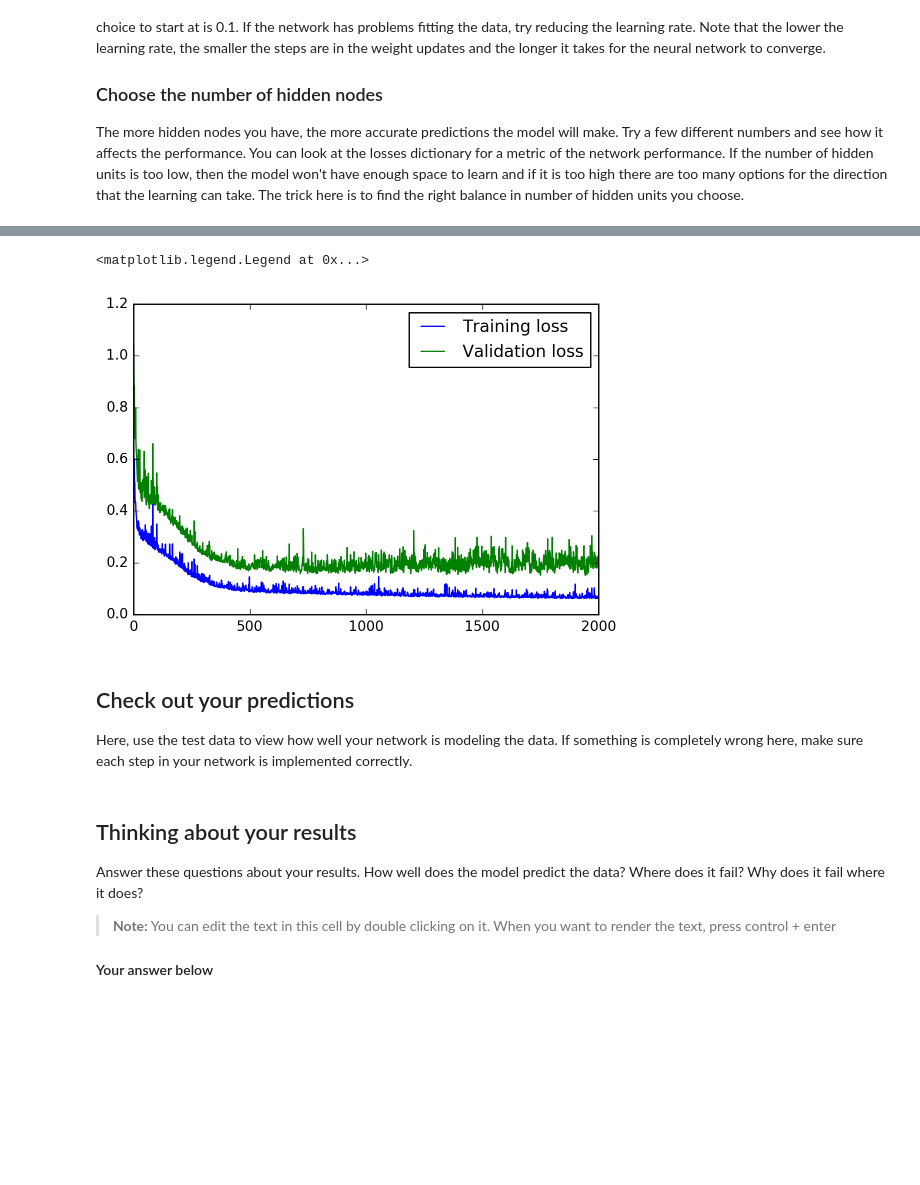
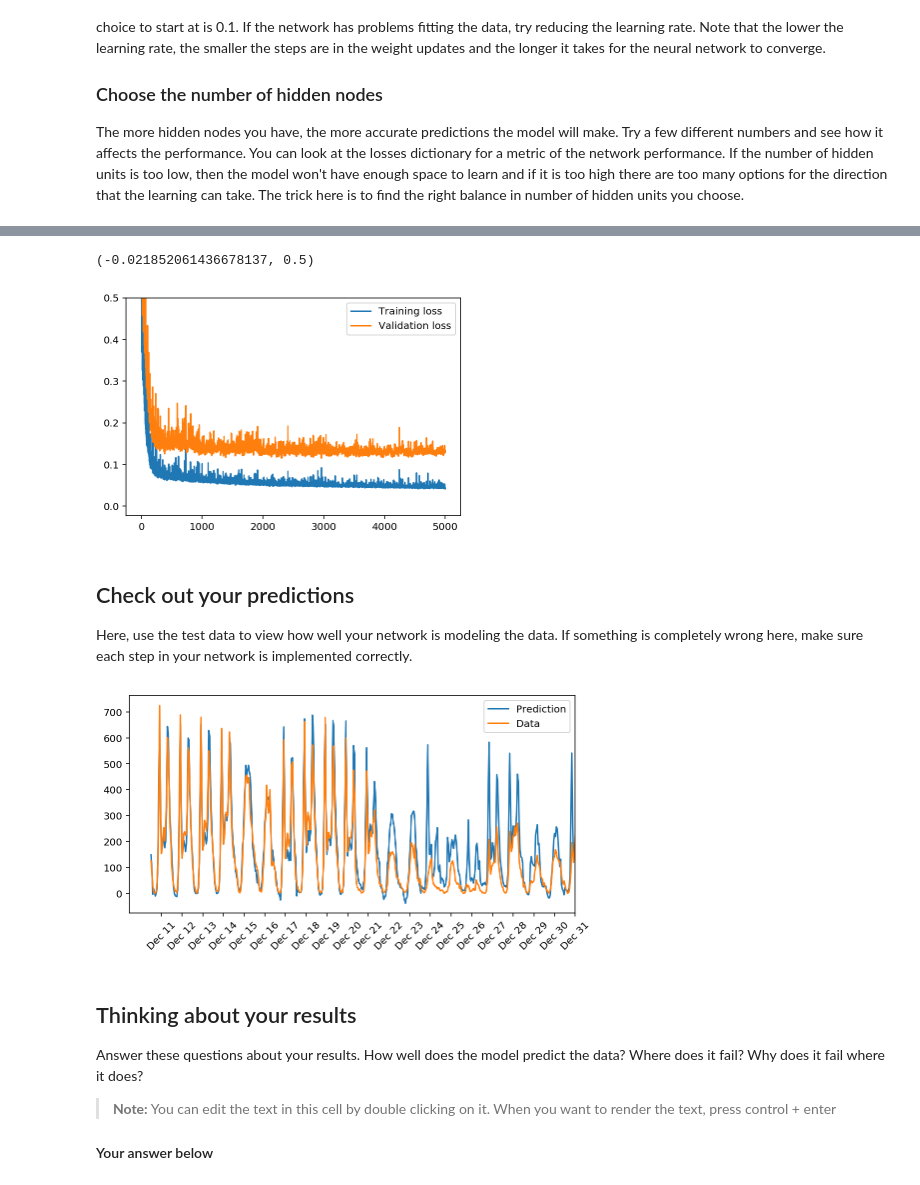
Before and after one commit to sarathid/Scripts, a Jupyter notebook: Deep_learning_ND/Week 1/dlnd-your-first-network/DLND-your-first-network/dlnd-your-first-neural-network.ipynb, the cells around one changed output, grey strips where cells are left out. Drawn from its saved outputs; the diff is of its cells as text; code cells hidden in the pictures; blank space fills up the shorter version.

```diff
--- a/Deep_learning_ND/Week 1/dlnd-your-first-network/DLND-your-first-network/dlnd-your-first-neural-network.ipynb
+++ b/Deep_learning_ND/Week 1/dlnd-your-first-network/DLND-your-first-network/dlnd-your-first-neural-network.ipynb
@@ -125,6 +125,7 @@ class NeuralNetwork(object):
         #### Set this to your implemented sigmoid function ####
         # Activation function is the sigmoid function
         self.activation_function = lambda x: 1.0/(1+ np.exp(-x))
+        self.activation_function2 = lambda x: x
 
     def sigmoid(self, x):
         return 1 / (1 + np.exp(-x))
@@ -132,6 +133,9 @@ class NeuralNetwork(object):
     def train(self, inputs_list, targets_list):
         # Convert inputs list to 2d array
         inputs = np.array(inputs_list, ndmin=2).T
+#         print('Inputs')
+#         print(inputs)
+#         L = inputs_list.size
         targets = np.array(targets_list, ndmin=2).T
 
         #### Implement the forward pass here ####
@@ -148,7 +152,8 @@ class NeuralNetwork(object):
         ### Backward pass ###
 
         # TODO: Output error
-        output_errors = targets - final_outputs
+        # Derivative of out layer function is 1.
+        output_errors = (targets - final_outputs) * 1
         # Output layer error is the difference between desired target and actual output.
 
         # TODO: Backpropagated error
@@ -200,9 +205,9 @@ The more hidden nodes you have, the more accurate predictions the model will mak
 import sys
 
 ### Set the hyperparameters here ###
-epochs = 2000
-learning_rate = 0.03
-hidden_nodes = 10
+epochs = 5000 #100
+learning_rate = 0.1 #0.1
+hidden_nodes = 50 #2
 output_nodes = 1
 
 N_i = train_features.shape[1]
@@ -230,11 +235,11 @@ Progress: 99.9% ... Training loss: 0.064 ... Validation loss: 0.216
 # %%
 plt.plot(losses['train'], label='Training loss')
 plt.plot(losses['validation'], label='Validation loss')
 plt.legend()
-# plt.ylim(ymax=0.5)
+plt.ylim(ymax=0.5)
 # %% [output]
-<matplotlib.legend.Legend at 0x...>
+(-0.021852061436678137, 0.5)
-[figure, old version]
+[figure, new version]
 # %% [markdown]
 ## Check out your predictions
 
@@ -253,6 +258,8 @@ dates = pd.to_datetime(rides.ix[test_data.index]['dteday'])
 dates = dates.apply(lambda d: d.strftime('%b %d'))
 ax.set_xticks(np.arange(len(dates))[12::24])
 _ = ax.set_xticklabels(dates[12::24], rotation=45)
+# %% [output]
+[figure, added]
 # %% [markdown]
 ## Thinking about your results
 
```
Also changed, not shown: parts of 3 cells of this notebook, 1 other file.
